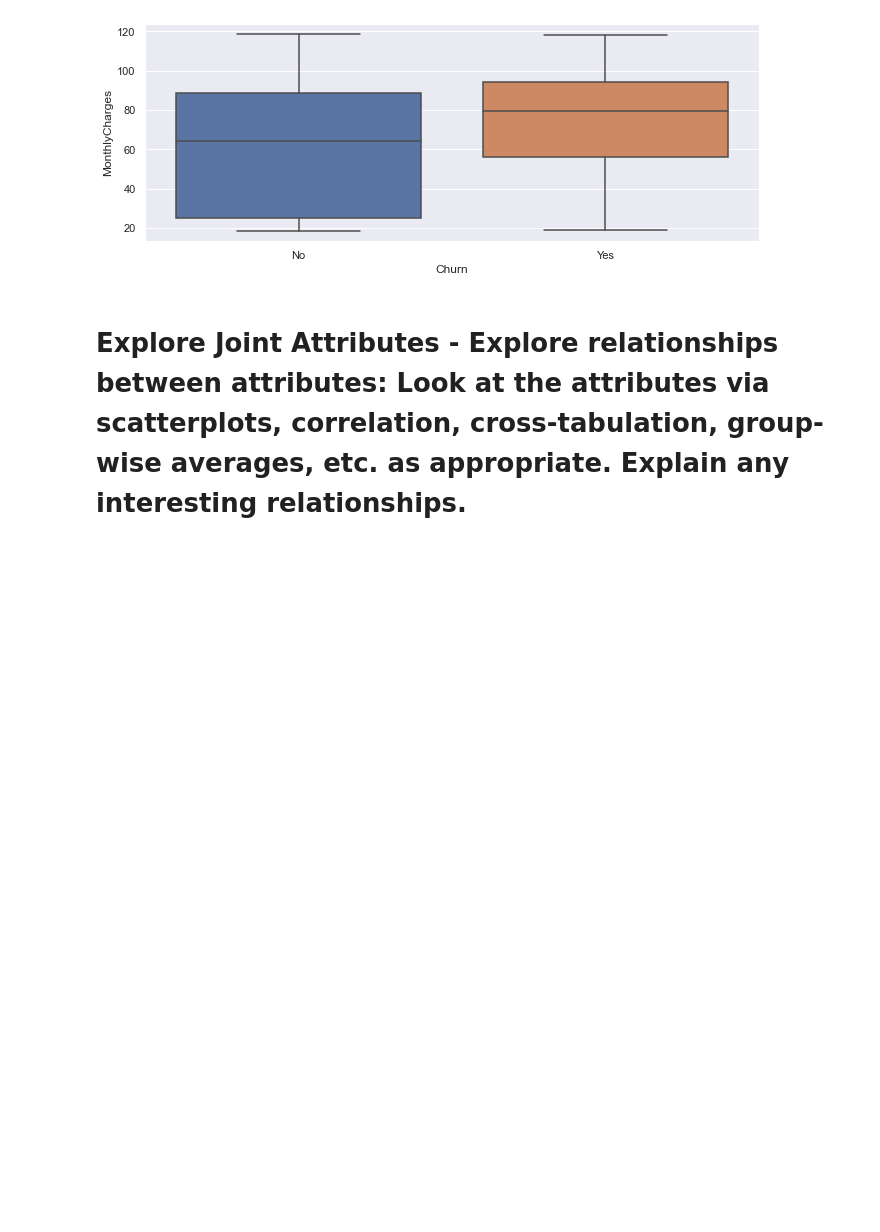
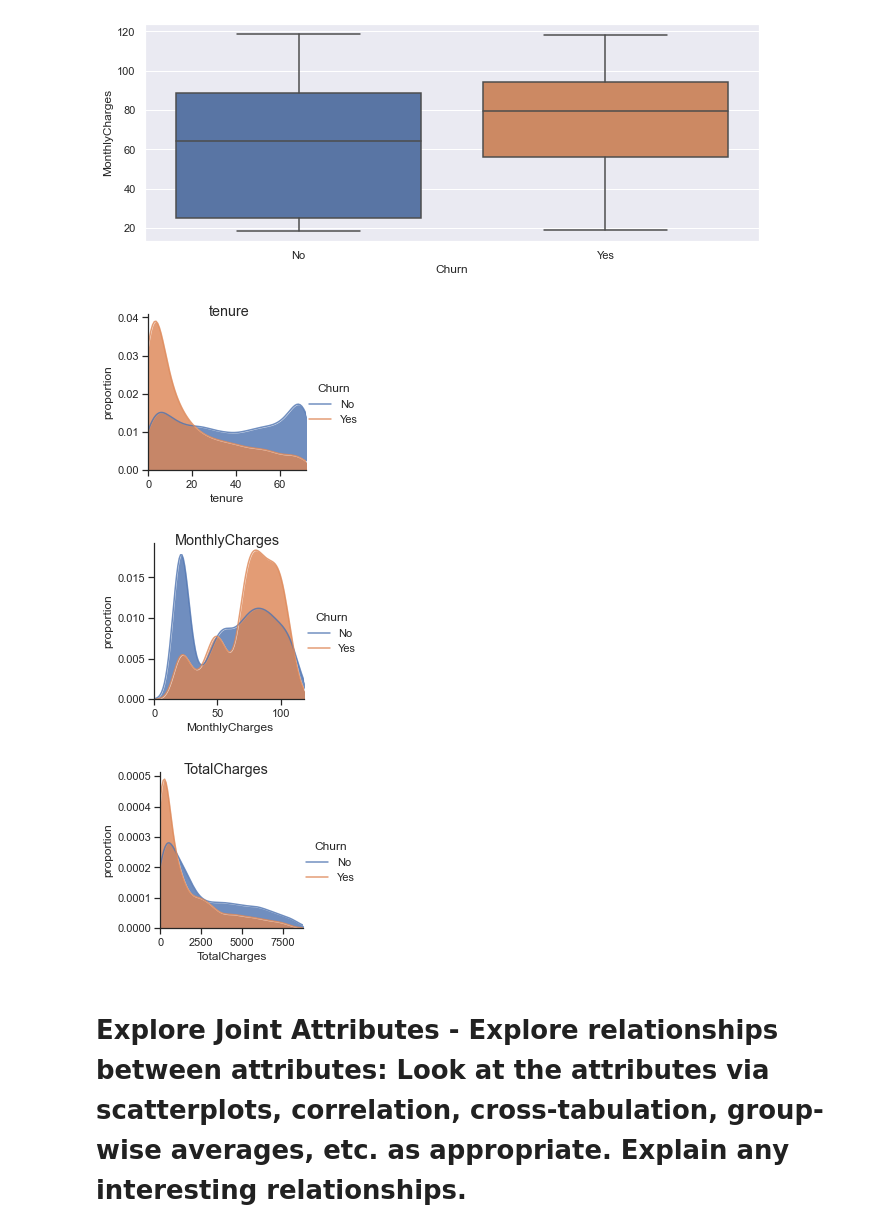
Before and after one commit to lijjumathew/MSDS-Machine-Learning-1-Project, a Jupyter notebook: Code/telco.ipynb, the cells around one changed output. Drawn from its saved outputs; the diff is of its cells as text; code cells hidden in the pictures; blank space fills up the shorter version.

Commit message:
Added plots for visualiaztion for churn rate

```diff
--- a/Code/telco.ipynb
+++ b/Code/telco.ipynb
@@ -344,6 +344,24 @@ sns.boxplot(x = 'Churn',  y = 'MonthlyCharges', data = df_imputed)
 # %% [output]
 <AxesSubplot:xlabel='Churn', ylabel='MonthlyCharges'>
 [figure]
+# %%
+def plot_distribution_num(df_num):
+    sns.set_style('ticks')
+    s = sns.FacetGrid(df,hue='Churn')
+    s.map(sns.kdeplot,df_num,shade = True, alpha = 0.8)
+    s.set(xlim=(0,df[df_num].max()))
+    s.add_legend()
+    s.set_axis_labels(df_num,'proportion')
+    s.fig.suptitle(df_num)
+    plt.show()
+# %%
+plot_distribution_num('tenure')
+plot_distribution_num('MonthlyCharges')
+plot_distribution_num('TotalCharges')
+# %% [output]
+[figure, added]
+[figure, added]
+[figure, added]
 # %% [markdown]
 # Explore Joint Attributes - Explore relationships between attributes: Look at the attributes via scatterplots, correlation, cross-tabulation, group-wise averages, etc. as appropriate. Explain any interesting relationships.
 # %%
```
